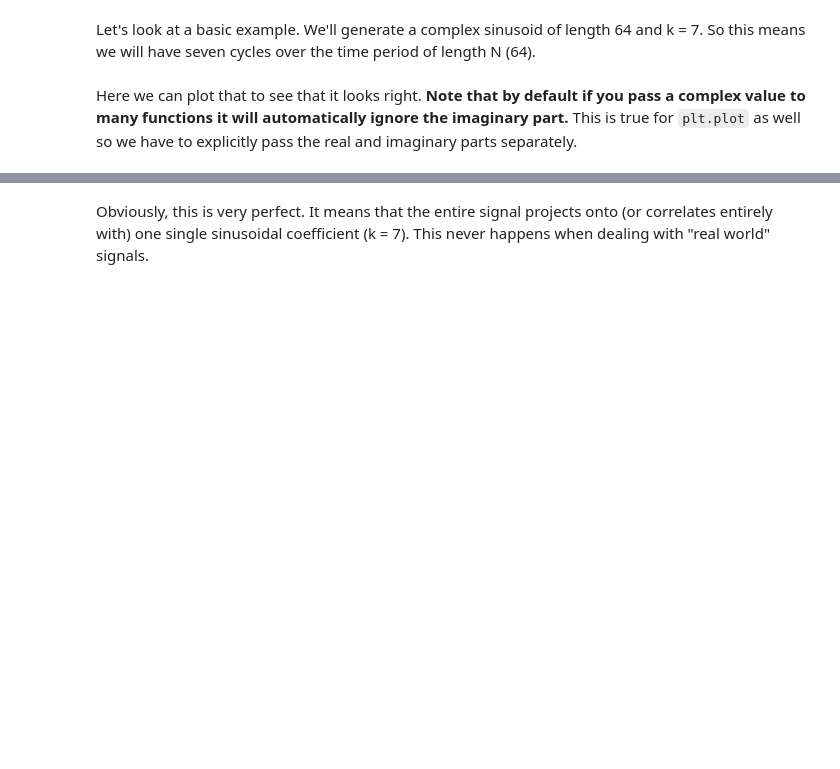
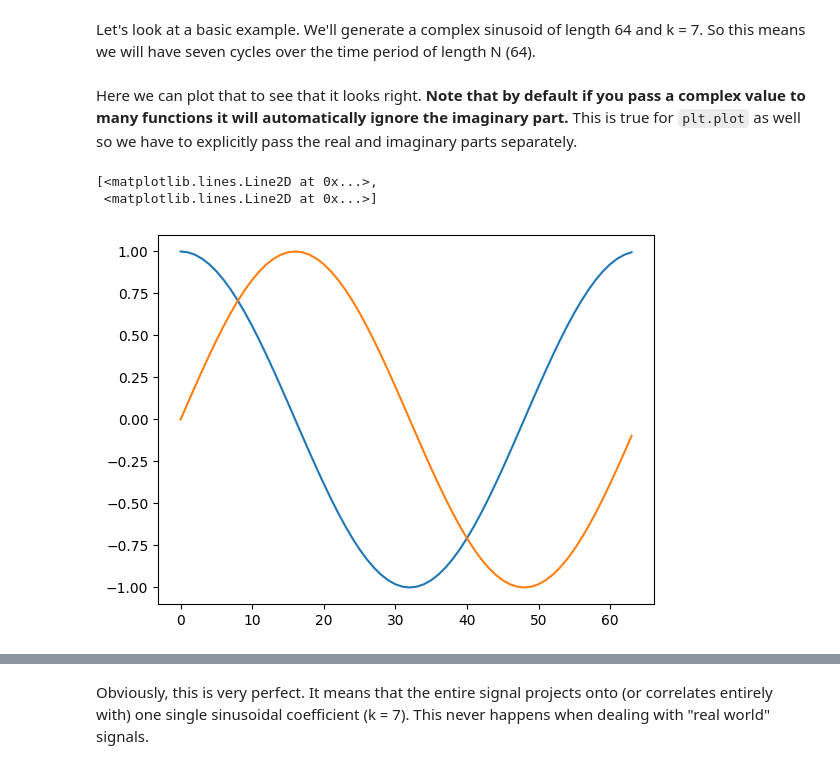
Before and after one commit to adityarpawar1902/AudioTechII, a Jupyter notebook: Lectures-Blank/Lesson10_DFT.ipynb, the cells around one changed output, grey strips where cells are left out. Cells and saved outputs as stored; diff of their text form; code cells hidden in the pictures; blank space fills up the shorter version.

```diff
--- a/Lectures-Blank/Lesson10_DFT.ipynb
+++ b/Lectures-Blank/Lesson10_DFT.ipynb
@@ -267,8 +305,19 @@ Note: k is an index of a frequency bin. It is a frequency normalized over N (i.e
 So, in other words, we essentially extract the energy under each of these frequency "bins", or k periods inside the N samples. Think of the above as four "filters" to measure each possible "sinusoidal ingredient."
 # %% [markdown]
 Let's look at a basic example. We'll generate a complex sinusoid of length 64 and k = 7. So this means we will have seven cycles over the time period of length N (64).
+# %%
+N = 64
+k = 7
+n = np.arange(0, N)
+s = np.exp(1j * 2*np.pi * sig_freq * n / N)
 # %% [markdown]
 Here we can plot that to see that it looks right. **Note that by default if you pass a complex value to many functions it will automatically ignore the imaginary part.** This is true for `plt.plot` as well so we have to explicitly pass the real and imaginary parts separately.
+# %%
+plt.plot(n, np.real(s), n, np.imag(s))
+# %% [output]
+[<matplotlib.lines.Line2D at 0x...>,
+ <matplotlib.lines.Line2D at 0x...>]
+[figure, added]
 # %%
 # recall pyplot has a "magnitude_spectrum" plotting function we can use for now - it assumes real-valued input
 # notice that it cannot interpret the values of k (x axis) if we do not pass it a sample size. Using the wrong N will give erroneous output.
```
Also changed, not shown: parts of 10 cells of this notebook.
